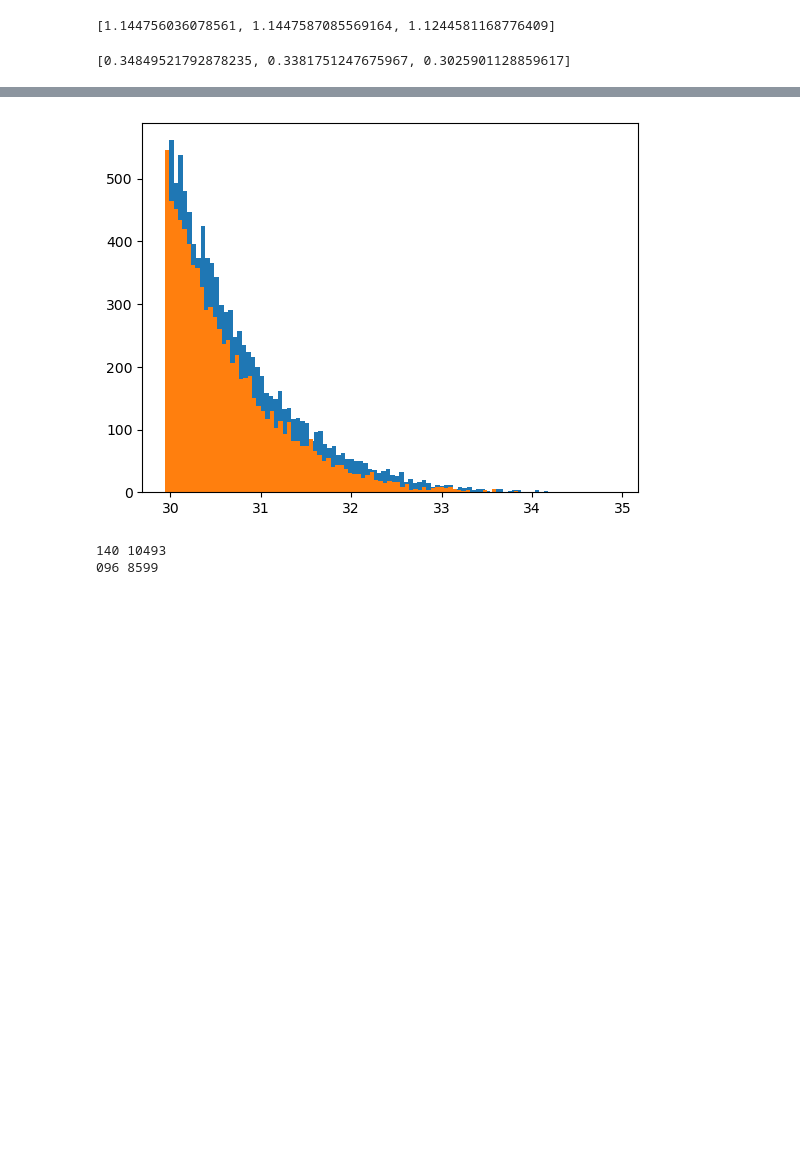
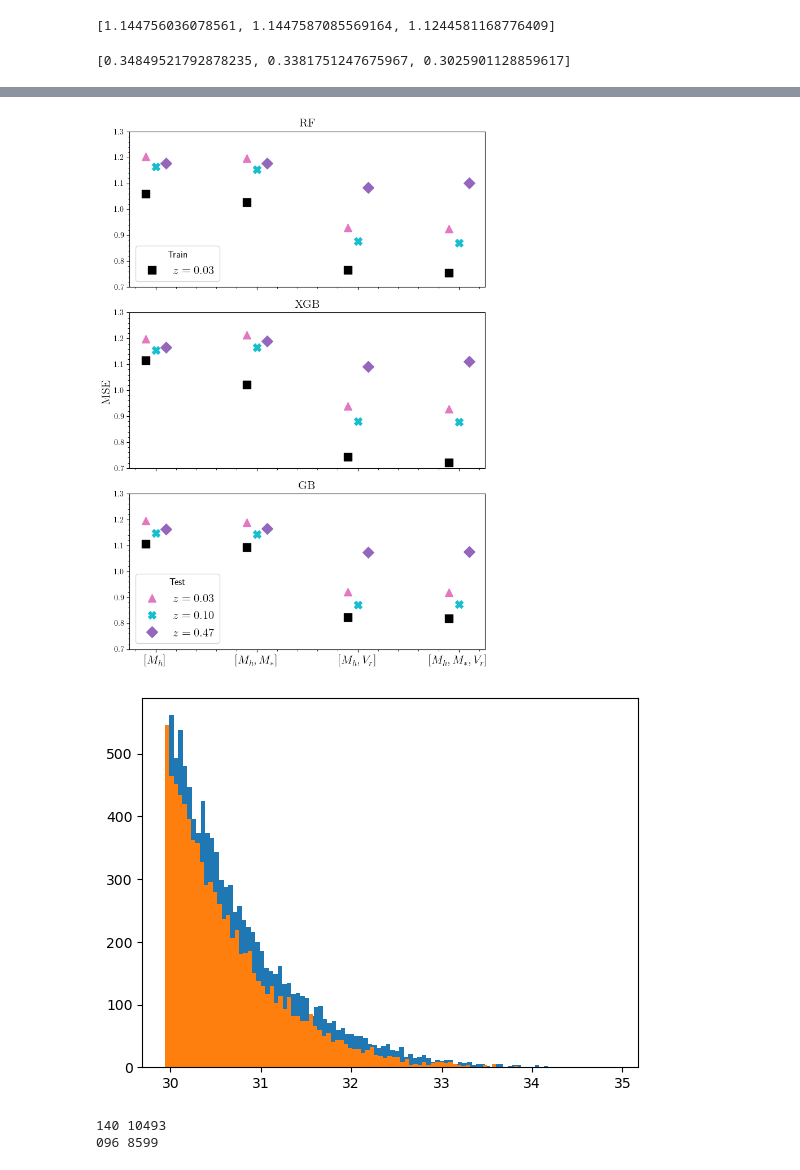
Before and after one commit to antolonappan/kSZscaler, a Jupyter notebook: Notebooks2/test2.ipynb, the cells around one changed output, grey strips where cells are left out. Drawn from its saved outputs; the diff is of its cells as text; code cells hidden in the pictures; blank space fills up the shorter version.

```diff
--- a/Notebooks2/test2.ipynb
+++ b/Notebooks2/test2.ipynb
@@ -182,3 +270,99 @@ results_M
+# %%
+import matplotlib.pyplot as plt
+plt.rcParams['text.usetex']=True
+plt.rcParams['ytick.minor.visible'] =True
+plt.rcParams['xtick.minor.visible'] = True
+# %%
+
+# Define the MSE data
+
+# Define the feature sets for the x-axis
+features = ['[M]', '[M,Mstar]', '[M,Vr]', '[M,Mstar,Vr]']
+flabel = ['$[M_h]$', '$[M_h,M_*]$', '$[M_h,V_r]$', '$[M_h,M_*,V_r]$']
+
+# Define correct colors for the redshifts
+redshift_colors_corrected = ['r', 'b']  # Corrected colors for redshifts
+
+# Create a figure with subplots
+fig, axes = plt.subplots(3, 1, figsize=(7, 10), sharex=True)
+
+# Adding space between subplots
+plt.subplots_adjust(hspace=0.25)
+
+# Set the titles for each model
+titles = ['Random Forest Regression', 'XGB', 'GradientBoost']
+tlables = ['$\\rm RF$', '$\\rm XGB$', '$\\rm GB$']
+
+# Iterate over each axis to plot the data
+pp = 0
+for ax, title in zip(axes, titles):
+    ax.set_title(tlables[pp],fontsize=15)
+    pp+=1
+    #ax.grid(True,)  # Enable grid
+
+    # Iterate over each feature set for the current model
+    for i, (feature_set, results) in enumerate(mse_data.items()):
+        # Extract the MSE values for each type
+        mse_train = results[title]['MSE_train']
+        mse_test = results[title]['MSE_test']
+        mse_0 = results[title]['MSE_0']
+        mse_1 = results[title]['MSE_1']
+
+        # Define x position for each MSE type
+        x_positions = [i - 0.1, i, i + 0.1]
+
+        # Plot the train and test MSE
+        ax.scatter(x_positions[0], mse_train, color='black', marker='s', s=100) # facecolors='none'
+        ax.scatter(x_positions[0], mse_test, color='C6', marker='^', s=100)
+        # Plot the MSE_0 and MSE_1 with corrected redshift colors
+        ax.scatter(x_positions[1], mse_0, color='C9', marker='X', s=100)
+        ax.scatter(x_positions[2], mse_1, color='C4', marker='D', s=100)
+        plt.xticks(fontsize=15)
+
+    # Setting the x-axis labels only on the last subplot
+    ax.set_ylim(0.7,1.3)
+    plt.xticks(fontsize=15)
+
+    if ax is axes[-1]:
+        ax.set_xticks(range(len(features)))
+        ax.set_xticklabels(flabel,fontsize=15)
+    else:
+
+        ax.set_xticks([])  # Hide x-tick labels for the upper subplots
+
+
+
+
+
+# Set common y-label
+fig.text(-0.01, 0.5, '$ \\rm MSE$', va='center', rotation='vertical',fontsize=15)
+
+# Creating two legends with correct labels and colors
+labels_1 = ['$z = 0.03$']
+labels_2 = ['$z = 0.03$', '$z = 0.10$', '$z = 0.47$']
+
+# Legend elements for Train and Test
+legend_elements_1 = [plt.Line2D([0], [0], color='black', marker='s', linestyle='None', markersize=10, ),] #markerfacecolor='none'
+                     #plt.Line2D([0], [0], color='black', marker='s', linestyle='None', markersize=10)]
+
+# Legend elements for Redshifts
+legend_elements_2 = [plt.Line2D([0], [0], color='C6', marker='^', linestyle='None', markersize=10),
+                     plt.Line2D([0], [0], color='C9', marker='X', linestyle='None', markersize=10),
+                     plt.Line2D([0], [0], color='C4', marker='D', linestyle='None', markersize=10)]
+
+# Place the first legend on the first subplot and the second legend on the last subplot
+axes[0].legend(legend_elements_1, labels_1, loc='lower left',title='Train',fontsize=15)
+axes[-1].legend(legend_elements_2, labels_2, loc='lower left', title='Test',fontsize=15)
+
+# Adjust the title of the legends
+axes[0].get_legend().get_title().set_fontsize('large')
+axes[-1].get_legend().get_title().set_fontsize('large')
+
+
+plt.tight_layout()
+plt.savefig('MSE_cross.pdf',dpi=300,bbox_inches='tight')
+# %% [output]
+[figure, added]
 # %%
 
 # Print and compare the results
```
Also changed, not shown: parts of 6 cells of this notebook, 6 other files.
